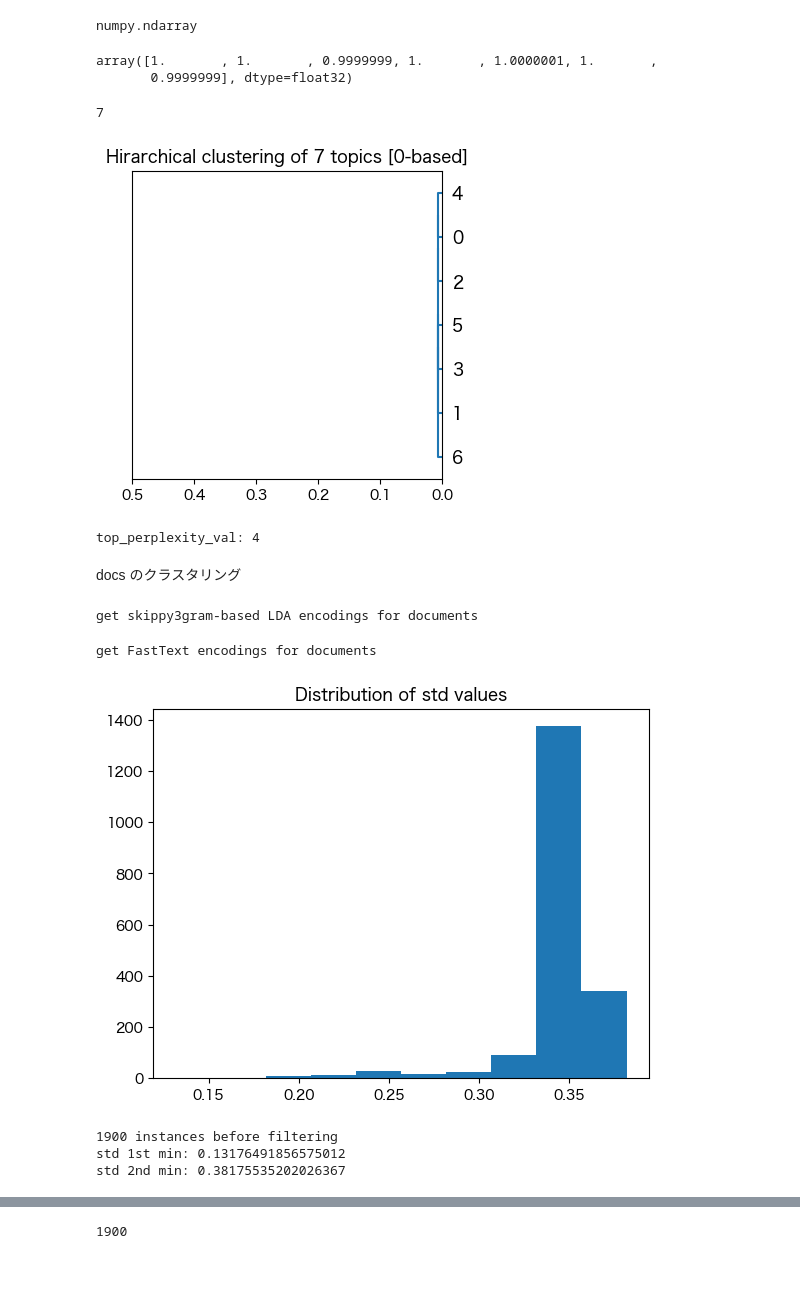
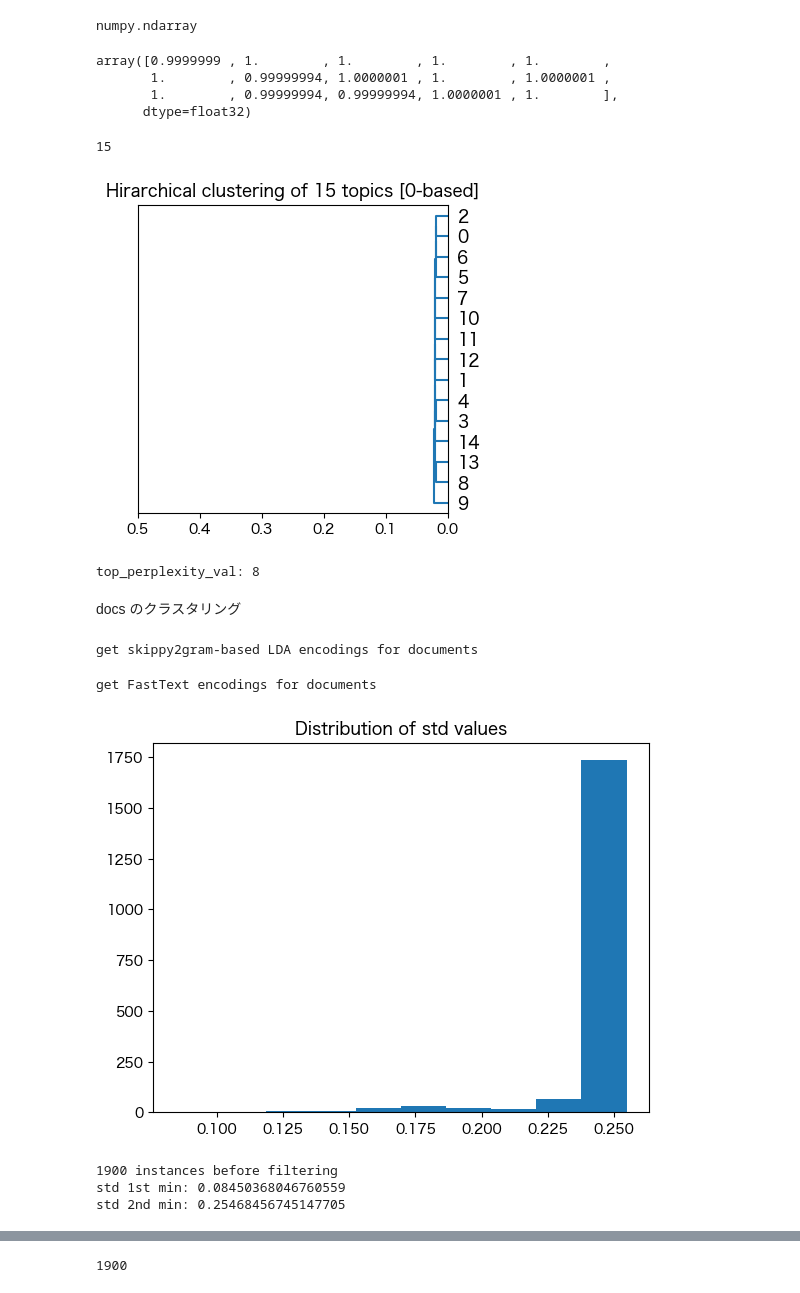
Before and after one commit to kow-k/LDA-mixed-terms, a Jupyter notebook: LDA-mixed-terms-base.ipynb, the cells around one changed output, grey strips where cells are left out. Drawn from its saved outputs; the diff is of its cells as text; code cells hidden in the pictures.

```diff
--- a/LDA-mixed-terms-base.ipynb
+++ b/LDA-mixed-terms-base.ipynb
@@ -28,13 +28,13 @@ import pprint as pp
 use_LDA     = True
 
 ## topic 数の指定: topic 数は用語分類が目的であれば，分野数ぐらいが最適．
-n_topics    = 7
+n_topics    = 15
 
 ## doc, term の設定
 doc_type    = 'word'      # 変更不可
 term_size   = 'character' # 変更不可
 term_types  = [ '1gram', '2gram', '3gram', 'skippy2gram', 'skippy3gram', 'skippy4gram' ]
-term_type   = term_types[-2]
+term_type   = term_types[-3]
 print(f"term_type to use: {term_type}")
 
 ## doc の最大長と最小長
@@ -1098,32 +1108,34 @@ if check:
 ## 検査 1: topic ごとに分布の和を取る
 topic_dist.sum(axis = 1)
 # %% [output]
-array([1.       , 1.       , 0.9999999, 1.       , 1.0000001, 1.       ,
-       0.9999999], dtype=float32)
+array([0.9999999 , 1.        , 1.        , 1.        , 1.        ,
+       1.        , 0.99999994, 1.0000001 , 1.        , 1.0000001 ,
+       1.        , 0.99999994, 0.99999994, 1.0000001 , 1.        ],
+      dtype=float32)
 # %%
 ## 検査 2: 総和を求める: n_topics に (ほぼ) 等しいなら正常
 round(topic_dist.sum())
 # %% [output]
-7
+15
 # %%
 ## D_topic_dist を使った topic の階層クラスタリング
 import numpy as np
 import matplotlib.pyplot as plt
 from scipy.cluster.hierarchy import dendrogram, linkage
 
 ## 作図範囲の指定
-plt.figure(figsize = (4, 4))
+plt.figure(figsize = (5, 5))
 
 ## 距離行列の生成
-top_linkage = linkage(topic_dist, method = 'ward', metric = 'euclidean')
-dendrogram(top_linkage, orientation = 'left')
+topic_linkage = linkage(topic_dist, method = 'ward', metric = 'euclidean')
+dendrogram(topic_linkage, orientation = 'left')
 
 ## 作図
 plt.xlim(0.5, 0) # 異なる分析に比較を楽にするために，x軸の大きさを固定
 plt.title(f"Hirarchical clustering of {n_topics} topics [0-based]")
 plt.show()
 # %% [output]
-[figure, old version]
+[figure, new version]
 # %%
 ## tSNE を使った topic のクラスタリング
 import sklearn.manifold
@@ -1149,7 +1161,7 @@ print(f"top_perplexity_val: {top_perplexity_val}")
 top_tSNE_3d = sklearn.manifold.TSNE(n_components = 3, random_state = 0,
                                 perplexity = top_perplexity_val, n_iter = 1000)
 # %% [output]
-top_perplexity_val: 4
+top_perplexity_val: 8
 # %%
 ## topic_dist データに適用 topic_dist のグループ化 (3D)
 topic_tsne_3d = top_tSNE_3d.fit_transform(topic_dist)
@@ -1203,4 +1215,4 @@ len(lda_encoding)
 if verbose:
     random.sample(lda_encoding, 2)
 # %% [output]
-get skippy3gram-based LDA encodings for documents
+get skippy2gram-based LDA encodings for documents
@@ -1258,7 +1269,7 @@ plt.title(f"Distribution of std values")
 plt.show()
 ## 0 周辺に事例があるなら，エンコーディング効率が悪い
 # %% [output]
-[figure, old version]
+[figure, new version]
 # %%
 ## 一様分布の事例を除外
 import numpy as np
@@ -1282,8 +1293,8 @@ second_min_std = list(sorted(set([ np.std(x) for x in enc])))[-1]
 print(f"std 2nd min: {second_min_std}")
 # %% [output]
 1900 instances before filtering
-std 1st min: 0.13176491856575012
-std 2nd min: 0.38175535202026367
+std 1st min: 0.08450368046760559
+std 2nd min: 0.25468456745147705
 # %%
 ## 閾値は2番目に小さい値より小さく最小値よりは大きな値であるべき
 import numpy as np
```
Also changed, not shown: parts of 39 cells of this notebook.
